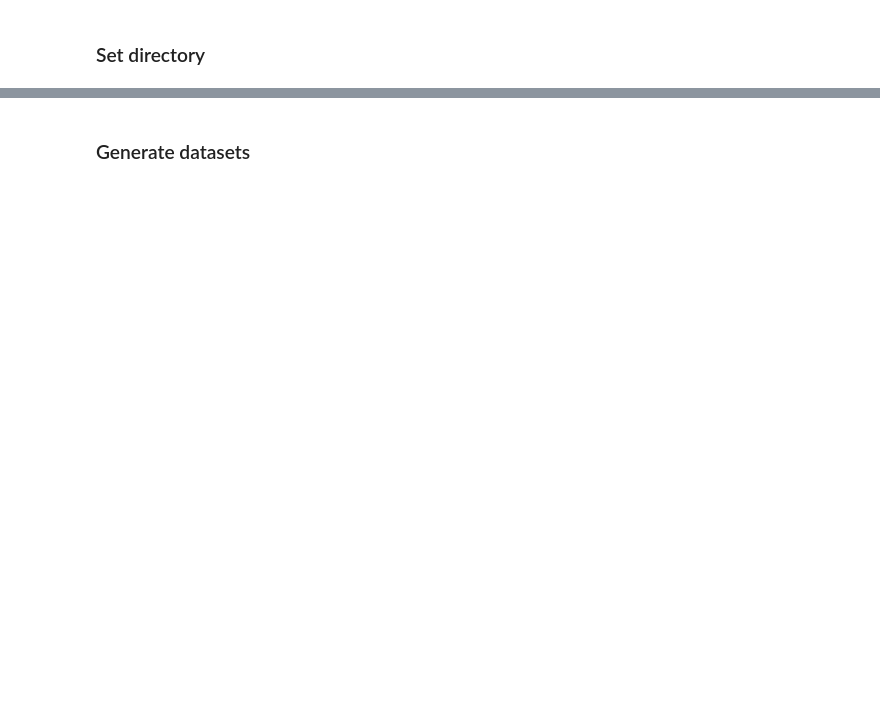
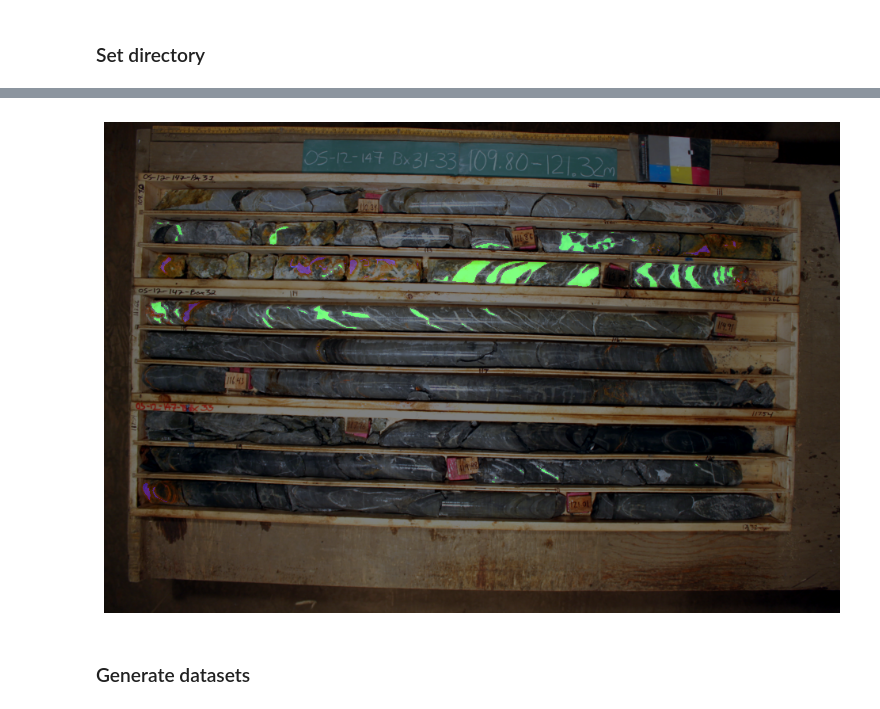
Before and after one commit to groupeLIAMG/core-analysis, a Jupyter notebook: 1 - COCO preprocessing.ipynb, the cells around one changed output, grey strips where cells are left out. Cells and saved outputs as stored; diff of their text form; code cells hidden in the pictures; blank space fills up the shorter version.

```diff
--- a/1 - COCO preprocessing.ipynb
+++ b/1 - COCO preprocessing.ipynb
@@ -90,10 +67,7 @@ plt.show()
 # %%
-plt.figure(figsize=(12, 12))
-plt.imshow(adjust_rgb(image, 2, 98))
-plt.imshow(np.where(mask > 0, 1, np.nan), cmap="viridis", alpha=0.5)
-plt.axis("scaled")
-plt.axis("off")
-plt.show()
+plot_image_with_mask(image, mask)
+# %% [output]
+[figure, added]
 # %%
 uimage, umask = undersample(image, mask, undersample_by=2)
 
```
Also changed, not shown: parts of 12 cells of this notebook, 3 other files.
